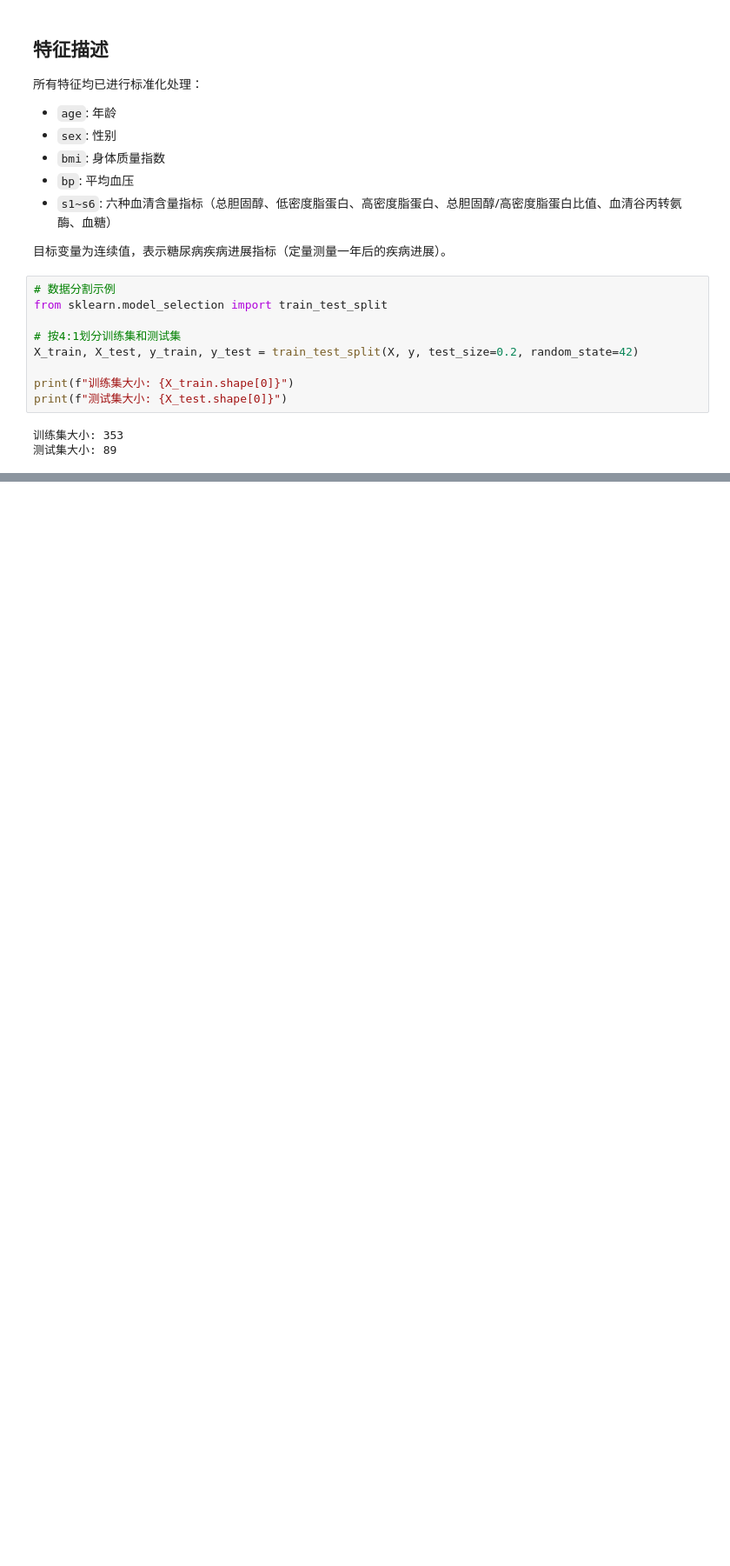
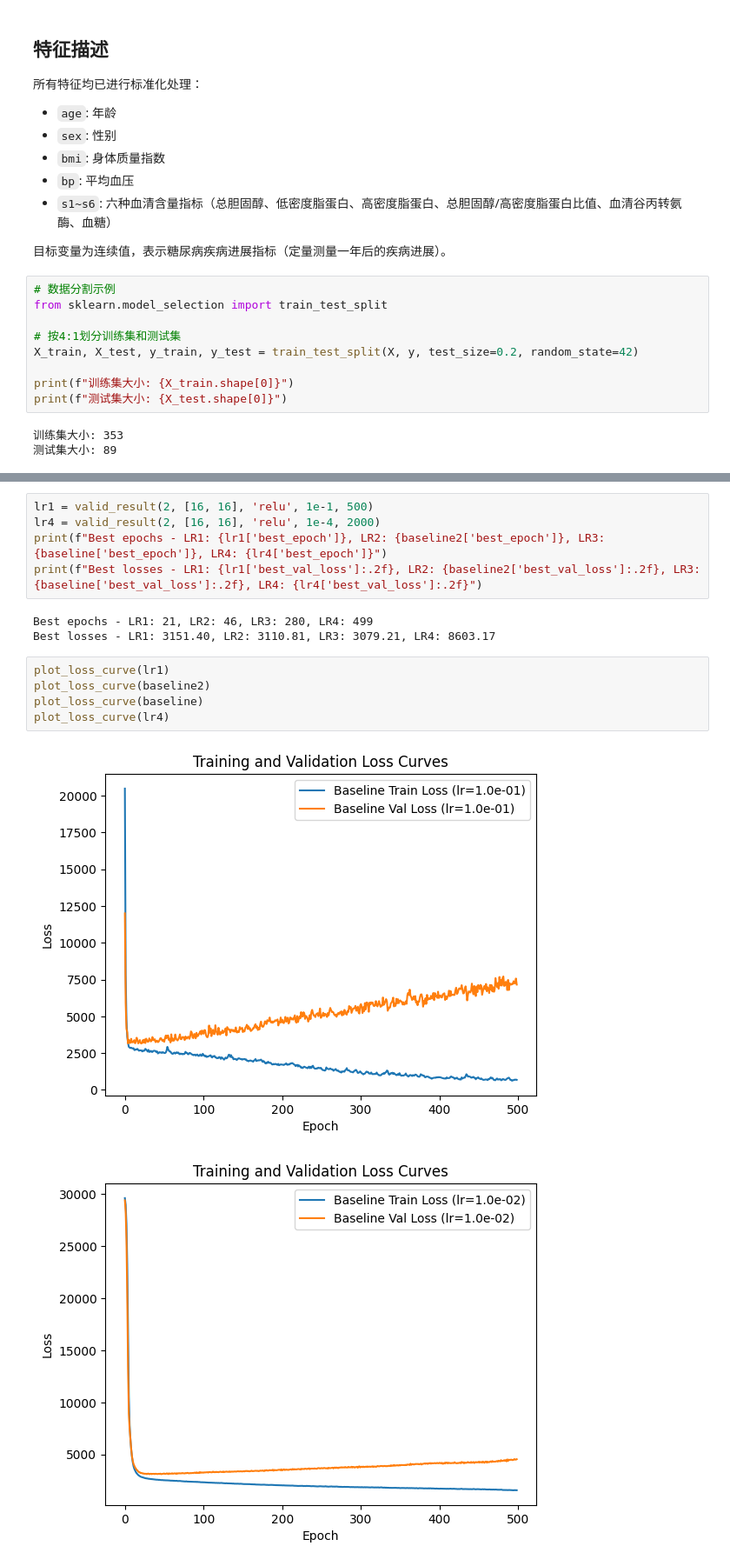
Before and after one commit to xinchengo/ai3003, a Jupyter notebook: lab/load.ipynb, the cells around one changed output, grey strips where cells are left out. Shown at 87% size. Saved outputs shown, nothing was run; the diff lists cells and outputs as text; blank space fills up the shorter version.

```diff
--- a/lab/load.ipynb
+++ b/lab/load.ipynb
@@ -60,0 +183,16 @@ print(f"测试集大小: {X_test.shape[0]}")
+# %%
+lr1 = valid_result(2, [16, 16], 'relu', 1e-1, 500)
+lr4 = valid_result(2, [16, 16], 'relu', 1e-4, 2000)
+print(f"Best epochs - LR1: {lr1['best_epoch']}, LR2: {baseline2['best_epoch']}, LR3: {baseline['best_epoch']}, LR4: {lr4['best_epoch']}")
+print(f"Best losses - LR1: {lr1['best_val_loss']:.2f}, LR2: {baseline2['best_val_loss']:.2f}, LR3: {baseline['best_val_loss']:.2f}, LR4: {lr4['best_val_loss']:.2f}")
+# %% [output]
+Best epochs - LR1: 21, LR2: 46, LR3: 280, LR4: 499
+Best losses - LR1: 3151.40, LR2: 3110.81, LR3: 3079.21, LR4: 8603.17
+# %%
+plot_loss_curve(lr1)
+plot_loss_curve(baseline2)
+plot_loss_curve(baseline)
+plot_loss_curve(lr4)
+# %% [output]
+[figure, added]
+[figure, added]
```
Also changed, not shown: parts of 11 cells of this notebook, 3 other files.
